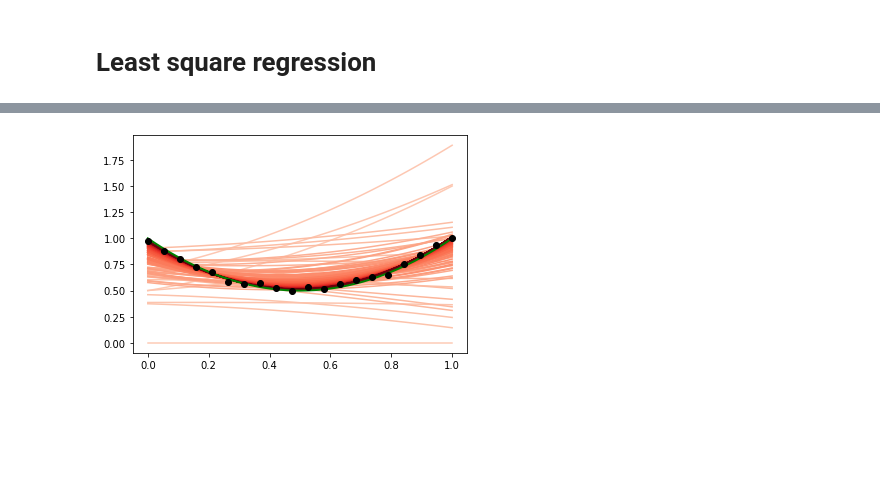
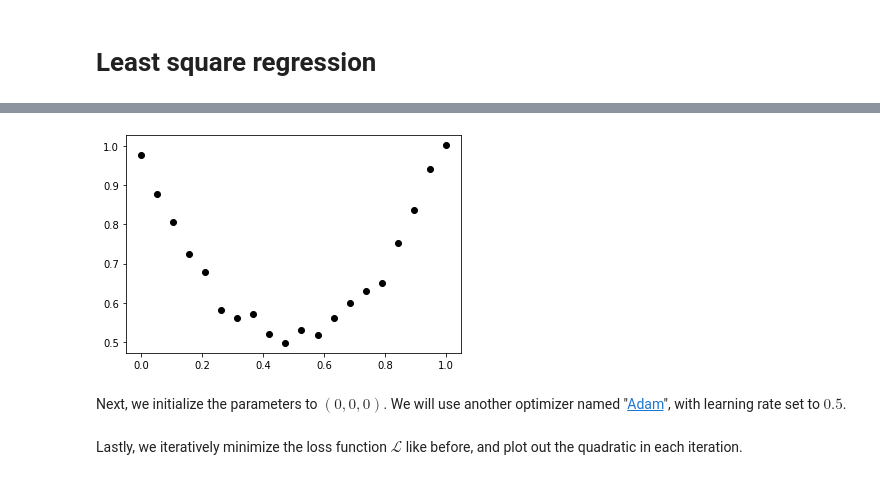
Before and after one commit to fanurs/pytorch-notes, a Jupyter notebook: notes/tut04_optimizer.ipynb, the cells around one changed output, grey strips where cells are left out. Drawn from its saved outputs; the diff is of its cells as text; code cells hidden in the pictures; blank space fills up the shorter version.

```diff
--- a/notes/tut04_optimizer.ipynb
+++ b/notes/tut04_optimizer.ipynb
@@ -69,0 +146,17 @@ plt.show()
+# %%
+x_init = [1.5, 1.5]
+x = th.tensor(x_init, requires_grad=True)
+optimizer = th.optim.SGD([x], lr=0.05)
+
+trace = [th.clone(x.detach())]
+for _ in range(20):
+    optimizer.zero_grad()
+    y = surface(*x)
+    y.backward()
+    optimizer.step()
+    trace.append(th.clone(x.detach()))
+trace = th.stack(trace)
+
+plt.plot(trace[:, 0], trace[:, 1], '.-')
+draw_contour()
+plt.show()
@@ -78,26 +183,12 @@ which depends on $p_0, p_1, p_2$. We want to find the values for $p_0, p_1, p_2$
 # %%
 model = lambda x, p0, p1, p2: p0 + p1 * x + p2 * x**2
 rand_gen = th.Generator()
 rand_gen.manual_seed(0)
 x = th.linspace(0, 1, 20)
-y = th.normal(model(x, 1, -2, 2), 0.02, generator=rand_gen) # real model
-
-param = th.tensor([0.0, 0.0, 0.0], requires_grad=True)
-optimizer = th.optim.Adam([param], lr=0.5)
-x_plt = th.linspace(0, 1, 100)
-n_iters = 200
-for i in range(n_iters):
-    p = th.clone(param.detach())
-    plt.plot(x_plt, model(x_plt, *p), color=plt.cm.Reds(0.8 * i / n_iters + 0.2))
-
-    loss = th.sum((y - model(x, param[0], param[1], param[2]))**2)
-    optimizer.zero_grad()
-    loss.backward()
-    optimizer.step()
-
+y = th.normal(model(x, 1, -2, 2), 0.02, generator=rand_gen)
 plt.scatter(x.detach(), y.detach(), color='black', zorder=100)
-x_plt = th.linspace(0, 1, 1000)
-plt.plot(x_plt, model(x_plt, 1, -2, 2), linewidth=2, color='green')
 plt.show()
 # %% [output]
-[figure, old version]
+[figure, new version]
+# %% [markdown]
+Next, we initialize the parameters to $(0, 0, 0)$. We will use another optimizer named "[Adam](https://pytorch.org/docs/stable/generated/torch.optim.Adam.html)", with learning rate set to $0.5$.
@@ -103,0 +198,2 @@ plt.show()
+# %% [markdown]
+Lastly, we iteratively minimize the loss function $\mathcal{L}$ like before, and plot out the quadratic in each iteration.
```
Also changed, not shown: parts of 31 cells of this notebook.
